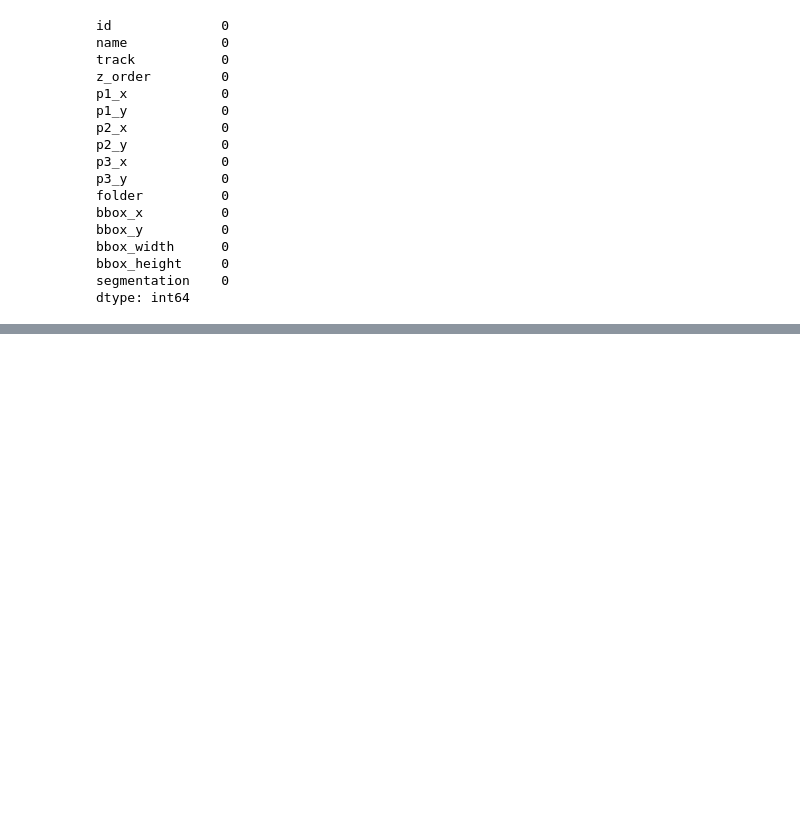
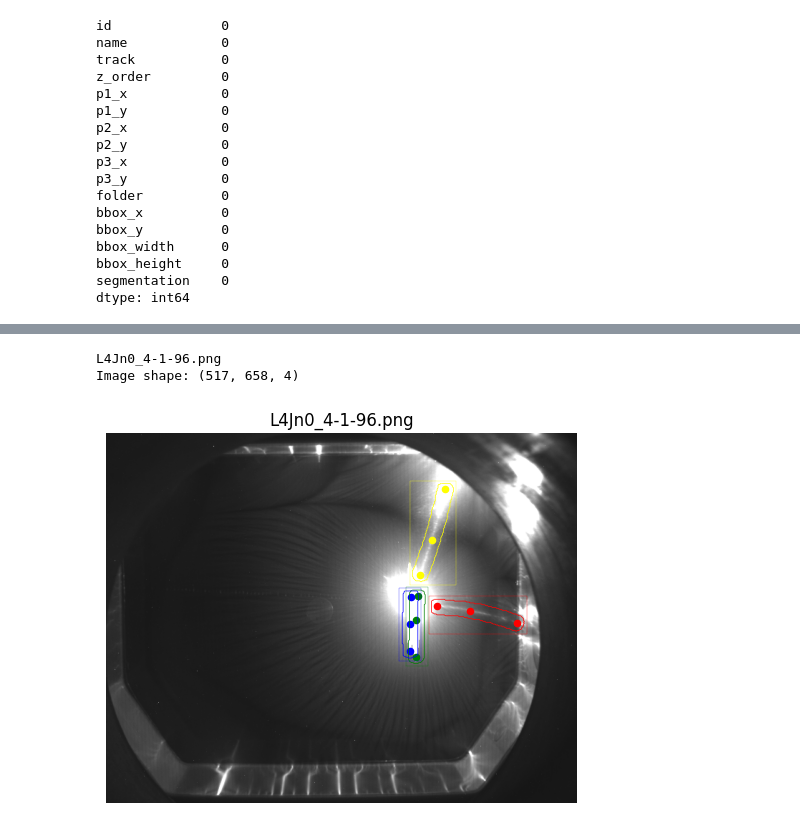
Before and after one commit to mohammed97-eldor/Thesis, a Jupyter notebook: Data/COCO_Format/Visualization_tools.ipynb, the cells around one changed output, grey strips where cells are left out. Cells and saved outputs as stored; diff of their text form; code cells hidden in the pictures; blank space fills up the shorter version.

```diff
--- a/Data/COCO_Format/Visualization_tools.ipynb
+++ b/Data/COCO_Format/Visualization_tools.ipynb
@@ -216,0 +219,6 @@ Image shape: (517, 658, 4)
+# %%
+img = plot_img_points_bbox_segcontour(gt_path = gt_path, labels_df = annotations_df[annotations_df.folder == "Test"].copy().reset_index().drop(columns = ["index"]))
+# %% [output]
+L4Jn0_4-1-96.png
+Image shape: (517, 658, 4)
+[figure, added]
```
Also changed, not shown: parts of 6 cells of this notebook, 16 other files.
